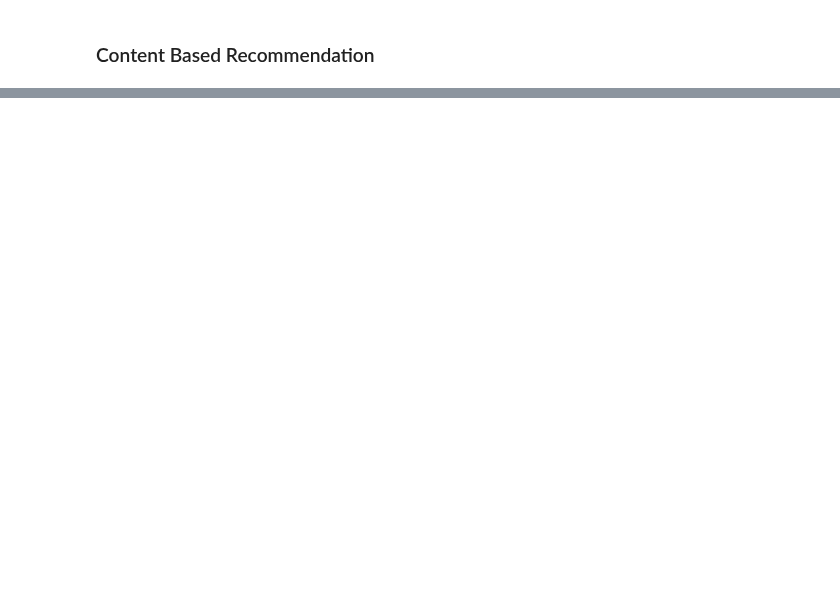
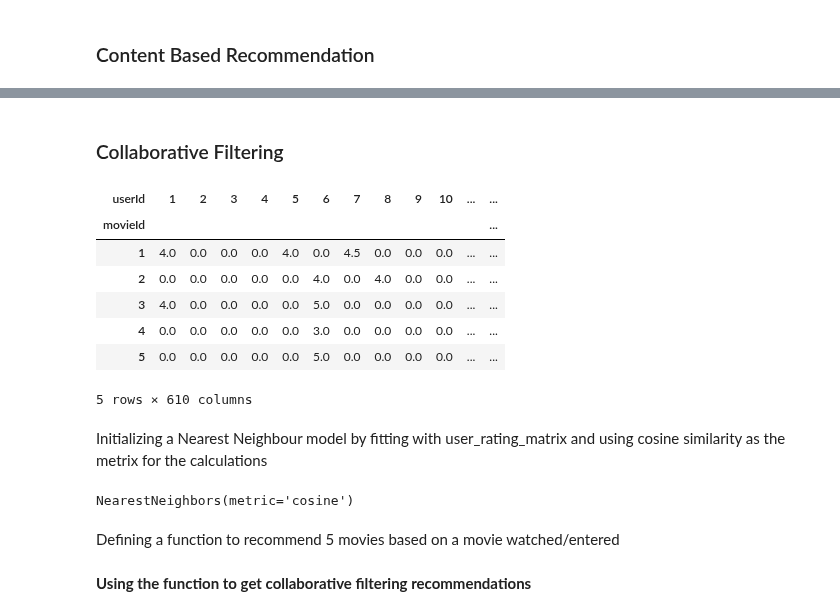
Before and after one commit to safakan/CCTB_repo_safak_atakan_celik, a Jupyter notebook: DEA113/NOTES_Build_Recommendation_Systems_for_Movies_Like_Netflix.ipynb, the cells around one changed output, grey strips where cells are left out. Cells and saved outputs as stored; diff of their text form; code cells hidden in the pictures; blank space fills up the shorter version.

```diff
--- a/DEA113/NOTES_Build_Recommendation_Systems_for_Movies_Like_Netflix.ipynb
+++ b/DEA113/NOTES_Build_Recommendation_Systems_for_Movies_Like_Netflix.ipynb
@@ -304,0 +390,26 @@ df_content
+# %% [markdown]
+### Collaborative Filtering
+# %%
+# pivot table of user's ratings on movies, empty values filled with 0
+user_rating_matrix = df_ratings.pivot(index="movieId", columns="userId", values="rating").fillna(0)
+user_rating_matrix.head(5)
+# %% [output]
+| userId | 1 | 2 | 3 | 4 | 5 | 6 | 7 | 8 | 9 | 10 | ... | ... |
+| movieId |  |  |  |  |  |  |  |  |  |  |  | ... |
+| 1 | 4.0 | 0.0 | 0.0 | 0.0 | 4.0 | 0.0 | 4.5 | 0.0 | 0.0 | 0.0 | ... | ... |
+| 2 | 0.0 | 0.0 | 0.0 | 0.0 | 0.0 | 4.0 | 0.0 | 4.0 | 0.0 | 0.0 | ... | ... |
+| 3 | 4.0 | 0.0 | 0.0 | 0.0 | 0.0 | 5.0 | 0.0 | 0.0 | 0.0 | 0.0 | ... | ... |
+| 4 | 0.0 | 0.0 | 0.0 | 0.0 | 0.0 | 3.0 | 0.0 | 0.0 | 0.0 | 0.0 | ... | ... |
+| 5 | 0.0 | 0.0 | 0.0 | 0.0 | 0.0 | 5.0 | 0.0 | 0.0 | 0.0 | 0.0 | ... | ... |
+5 rows × 610 columns
+# %% [markdown]
+Initializing a Nearest Neighbour model by fitting with user_rating_matrix and using cosine similarity as the metrix for the calculations
+# %%
+from sklearn.neighbors import NearestNeighbors
+
+recommender = NearestNeighbors(metric="cosine")
+recommender.fit(user_rating_matrix)
+# %% [output]
+NearestNeighbors(metric='cosine')
+# %% [markdown]
+Defining a function to recommend 5 movies based on a movie watched/entered
@@ -304,0 +452,2 @@ df_content
+# %% [markdown]
+**Using the function to get collaborative filtering recommendations**
```
Also changed, not shown: parts of 23 cells of this notebook.
